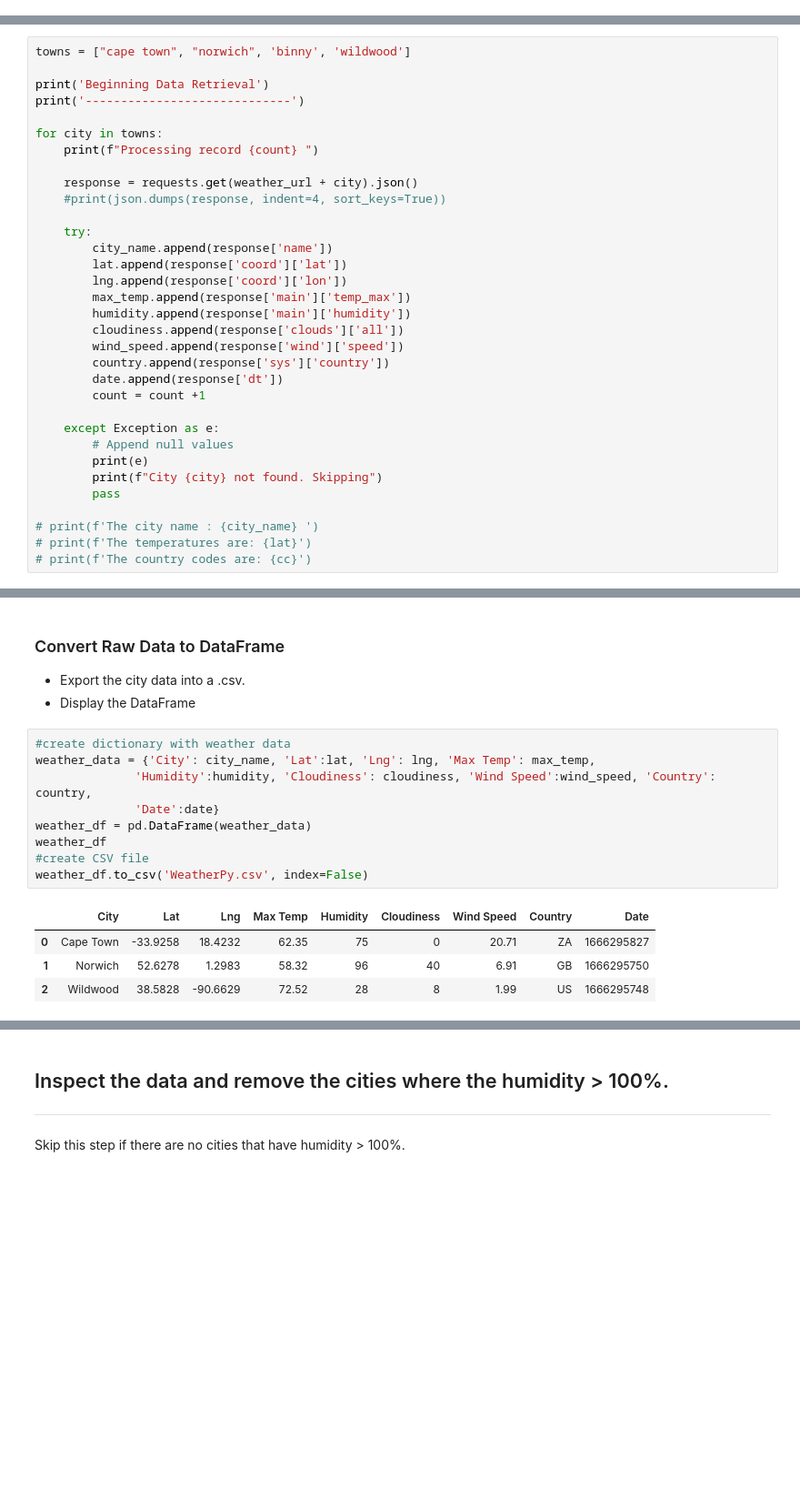
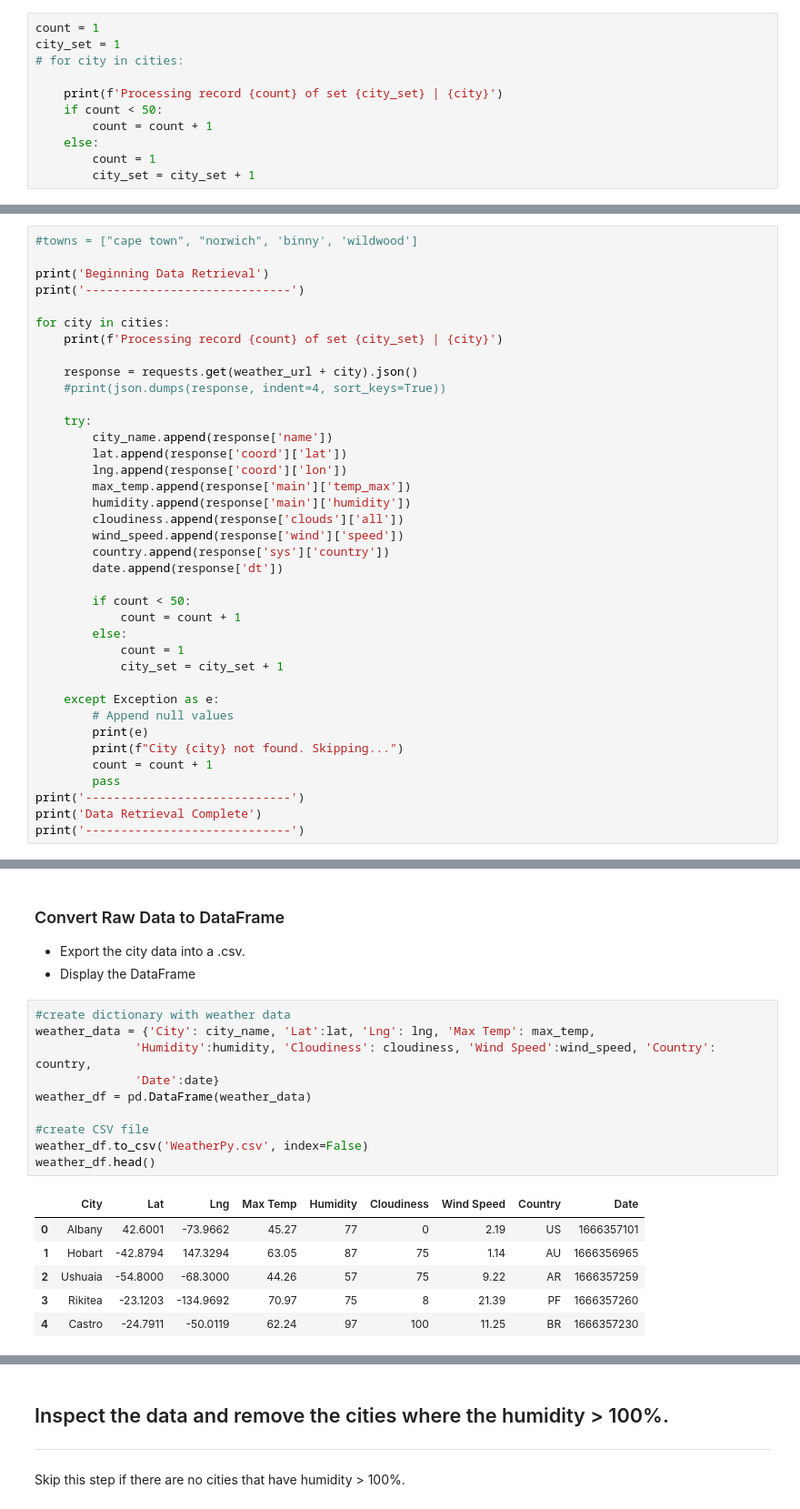
Before and after one commit to HBodden/Module-6-Challenge, a Jupyter notebook: WeatherPy/WeatherPy.ipynb, the cells around one changed output, grey strips where cells are left out. Shown at 91% size. Drawn from its saved outputs; the diff is of its cells as text; blank space fills up the shorter version.

```diff
--- a/WeatherPy/WeatherPy.ipynb
+++ b/WeatherPy/WeatherPy.ipynb
@@ -78,3 +62,14 @@ cities
+# %%
+count = 1
+city_set = 1
+# for city in cities:
+
+    print(f'Processing record {count} of set {city_set} | {city}')
+    if count < 50:
+        count = count + 1
+    else:
+        count = 1
+        city_set = city_set + 1
 # %% [markdown]
 ### Perform API Calls
 * Perform a weather check on each city using a series of successive API calls.
@@ -120,13 +97,13 @@ country = []
 date = []
 count = 1
 # %%
-towns = ["cape town", "norwich", 'binny', 'wildwood']
+#towns = ["cape town", "norwich", 'binny', 'wildwood']
 
 print('Beginning Data Retrieval')
 print('-----------------------------')
 
-for city in towns:
-    print(f"Processing record {count} ")
+for city in cities:
+    print(f'Processing record {count} of set {city_set} | {city}')
 
     response = requests.get(weather_url + city).json()
     #print(json.dumps(response, indent=4, sort_keys=True))
@@ -141,17 +118,22 @@ for city in towns:
         wind_speed.append(response['wind']['speed'])
         country.append(response['sys']['country'])
         date.append(response['dt'])
-        count = count +1
+
+        if count < 50:
+            count = count + 1
+        else:
+            count = 1
+            city_set = city_set + 1
 
     except Exception as e:
         # Append null values
         print(e)
-        print(f"City {city} not found. Skipping")
+        print(f"City {city} not found. Skipping...")
+        count = count + 1
         pass
-
-# print(f'The city name : {city_name} ')
-# print(f'The temperatures are: {lat}')
-# print(f'The country codes are: {cc}')
+print('-----------------------------')
+print('Data Retrieval Complete')
+print('-----------------------------')
 # %% [output]
 Beginning Data Retrieval
 -----------------------------
@@ -203,17 +194,20 @@ Processing Record 35 of Set 4 | kodiak
 # %%
 #create dictionary with weather data
 weather_data = {'City': city_name, 'Lat':lat, 'Lng': lng, 'Max Temp': max_temp,
               'Humidity':humidity, 'Cloudiness': cloudiness, 'Wind Speed':wind_speed, 'Country': country,
               'Date':date}
 weather_df = pd.DataFrame(weather_data)
-weather_df
+
 #create CSV file
 weather_df.to_csv('WeatherPy.csv', index=False)
+weather_df.head()
 # %% [output]
 |  | City | Lat | Lng | Max Temp | Humidity | Cloudiness | Wind Speed | Country | Date |
-| 0 | Cape Town | -33.9258 | 18.4232 | 62.35 | 75 | 0 | 20.71 | ZA | 1666295827 |
-| 1 | Norwich | 52.6278 | 1.2983 | 58.32 | 96 | 40 | 6.91 | GB | 1666295750 |
-| 2 | Wildwood | 38.5828 | -90.6629 | 72.52 | 28 | 8 | 1.99 | US | 1666295748 |
+| 0 | Albany | 42.6001 | -73.9662 | 45.27 | 77 | 0 | 2.19 | US | 1666357101 |
+| 1 | Hobart | -42.8794 | 147.3294 | 63.05 | 87 | 75 | 1.14 | AU | 1666356965 |
+| 2 | Ushuaia | -54.8000 | -68.3000 | 44.26 | 57 | 75 | 9.22 | AR | 1666357259 |
+| 3 | Rikitea | -23.1203 | -134.9692 | 70.97 | 75 | 8 | 21.39 | PF | 1666357260 |
+| 4 | Castro | -24.7911 | -50.0119 | 62.24 | 97 | 100 | 11.25 | BR | 1666357230 |
 # %%
 weather_df.describe()
 # %% [output]
```
Also changed, not shown: parts of 13 cells of this notebook, 1 other file.
